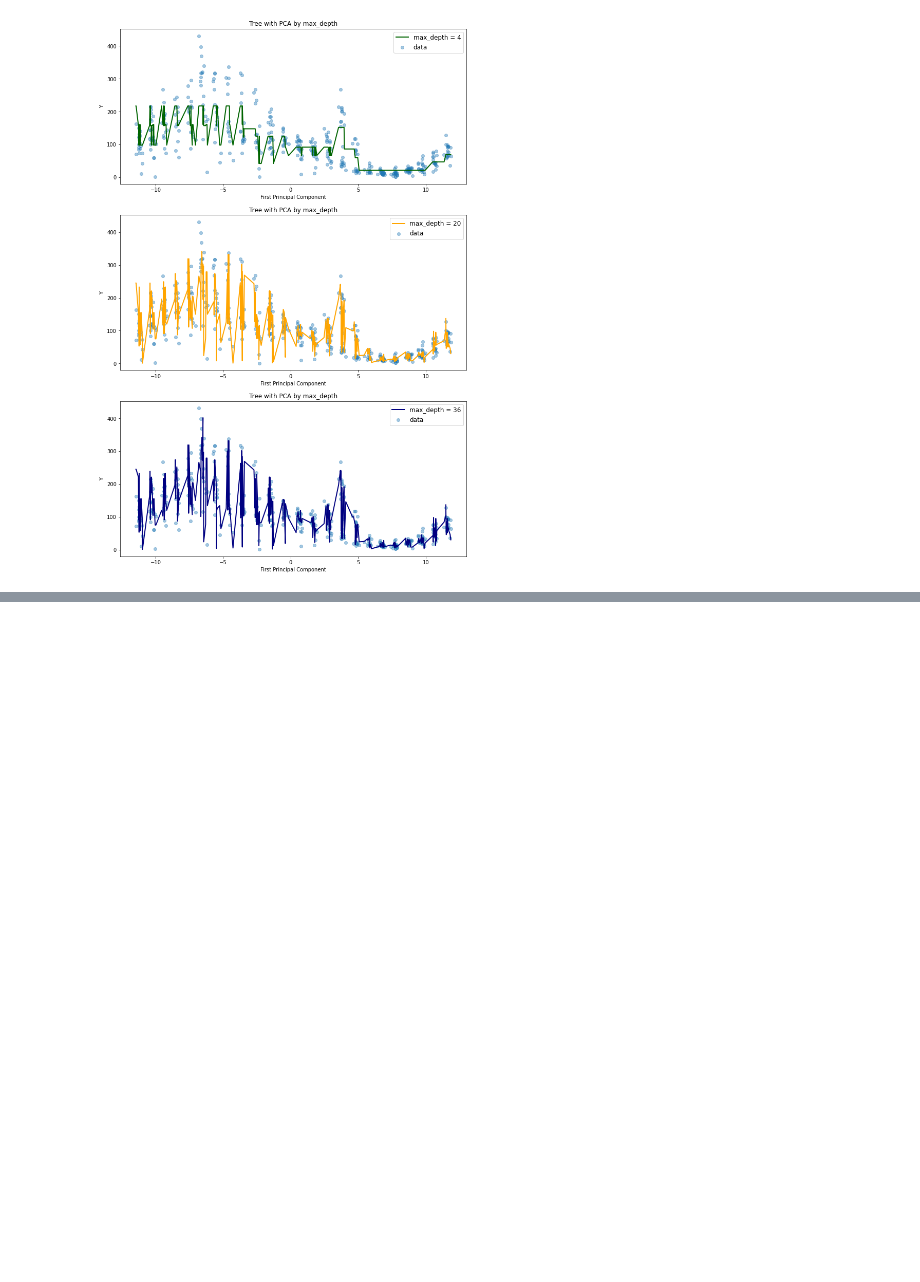
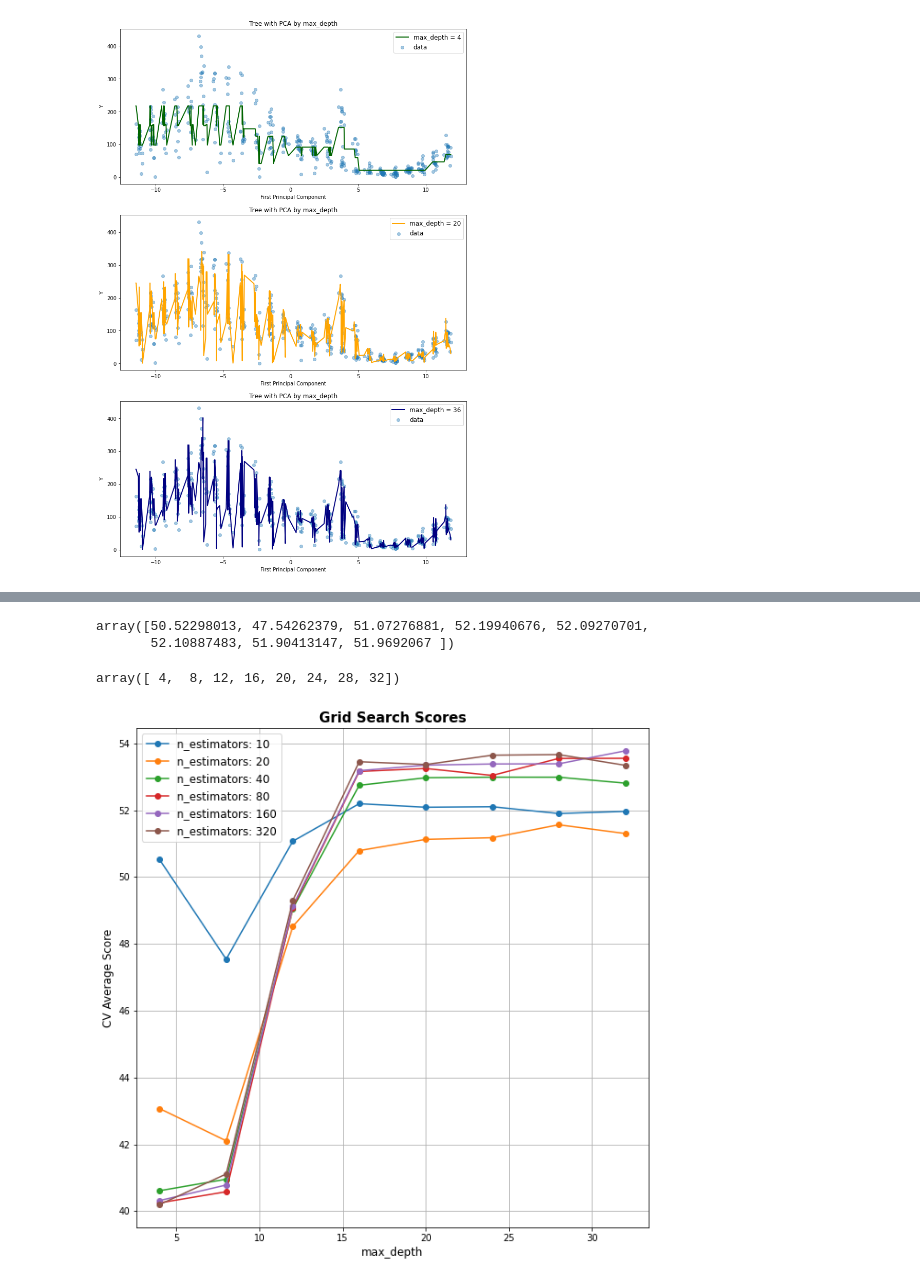
Before and after one commit to ddangchani/project_ddareungi, a Jupyter notebook: Tree.ipynb, the cells around one changed output, grey strips where cells are left out. Cells and saved outputs as stored; diff of their text form; code cells hidden in the pictures; blank space fills up the shorter version.

Commit message:
add: GBM Tree
gbm tree plot code and plot updated

```diff
--- a/Tree.ipynb
+++ b/Tree.ipynb
@@ -314,0 +292,4 @@ search_res.to_csv('logs/tree_gbm_res.csv')
+# %%
+# Read search_res
+search_res = pd.read_csv("logs/tree_gbm_res.csv", index_col=0)
+search_res.head(1).round(3)
@@ -314,0 +319,42 @@ search_res.to_csv('logs/tree_gbm_res.csv')
+# %%
+scores_mean = np.array(-search_res['mean_test_score']).reshape(8,6)
+pd.DataFrame(scores_mean)
+scores_mean[:,0]
+# %% [output]
+array([50.52298013, 47.54262379, 51.07276881, 52.19940676, 52.09270701,
+       52.10887483, 51.90413147, 51.9692067 ])
+# %%
+param_grid['gbm__max_depth']
+# %% [output]
+array([ 4,  8, 12, 16, 20, 24, 28, 32])
+# %%
+# Plot search_res
+def plot_grid_search(cv_results, grid_param_1, grid_param_2, name_param_1, name_param_2, greater_is_better):
+    # Get Test Scores Mean and std for each grid search
+    if greater_is_better: # greater_is_better = False면 score 값이 음수임
+        scores_mean = cv_results['mean_test_score']
+    else:
+        scores_mean = -cv_results['mean_test_score']
+
+    scores_mean = np.array(scores_mean).reshape(len(grid_param_1),len(grid_param_2))
+
+    # Plot Grid search scores
+    fig, ax = plt.subplots(1,1, figsize = (10,10))
+
+    # Param1 is the X-axis, Param 2 is represented as a different curve (color line)
+    for idx, val in enumerate(grid_param_2):
+        ax.plot(grid_param_1, scores_mean[:,idx], '-o', label= name_param_2 + ': ' + str(val))
+
+    ax.set_title("Grid Search Scores", fontsize=15, fontweight='bold')
+    ax.set_xlabel(name_param_1, fontsize=12)
+    ax.set_ylabel('CV Average Score', fontsize=12)
+    ax.legend(loc="best", fontsize=12)
+    ax.grid('on')
+    plt.savefig('plots/tree_gbm_gridsearchcv.png', facecolor='white', transparent=False)
+
+plot_grid_search(search_res,
+    param_grid['gbm__max_depth'],
+    param_grid['gbm__n_estimators'],
+    'max_depth', 'n_estimators', greater_is_better=False)
+# %% [output]
+[figure, added]
```
Also changed, not shown: parts of 8 cells of this notebook, 2 other files.
